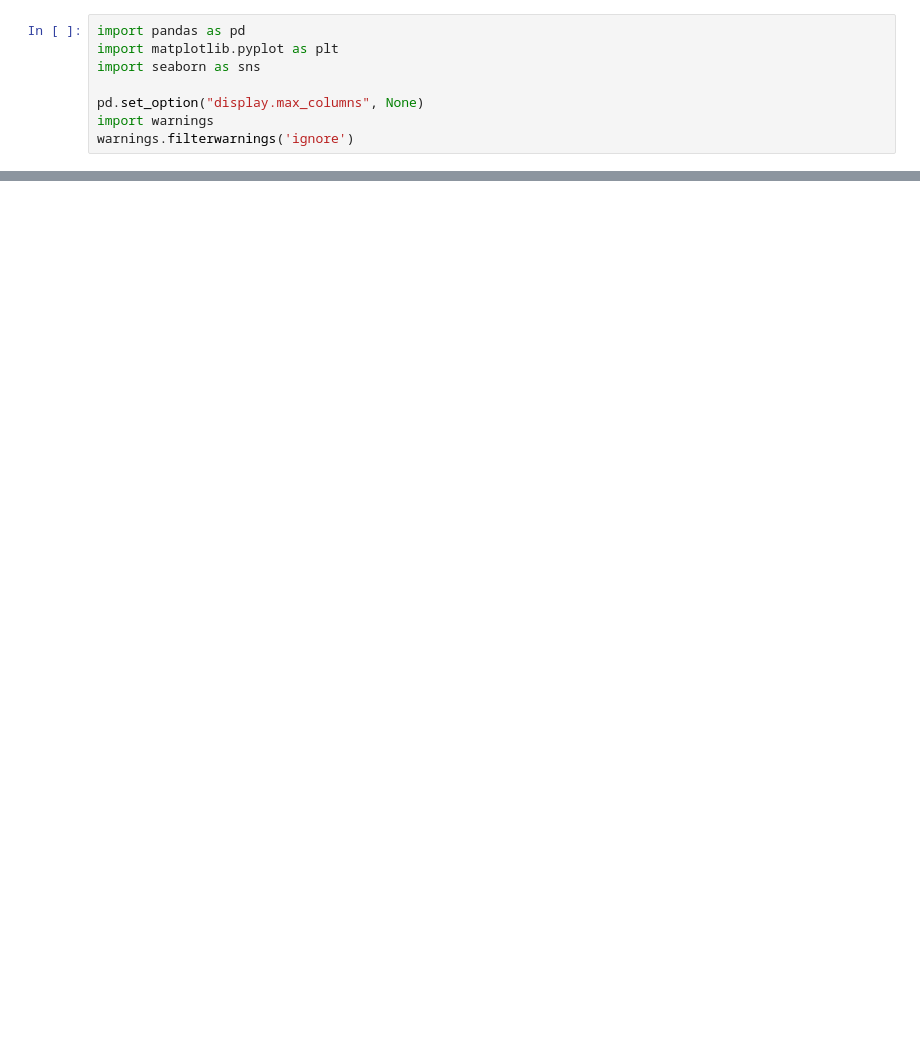
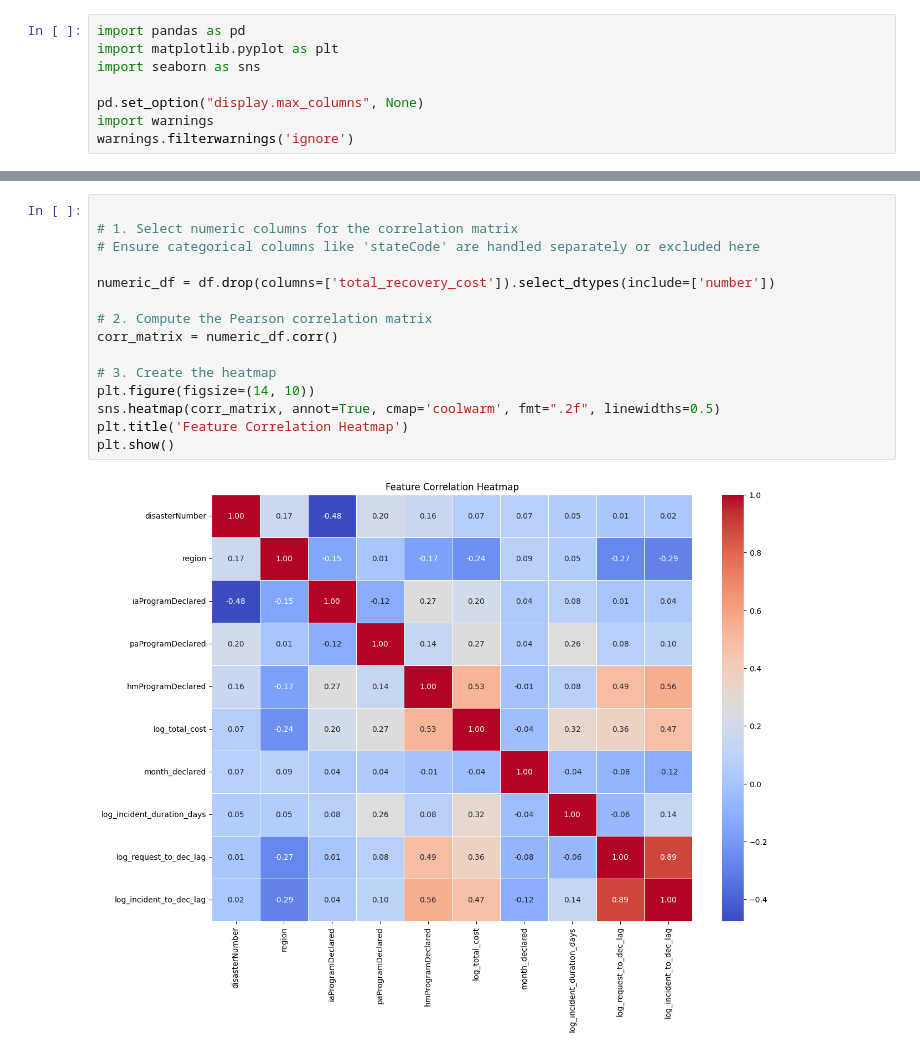
Before and after one commit to Ceejay-user/disaster-recovery-cost-prediction, a Jupyter notebook: notebooks/01_eda.ipynb, the cells around one changed output, grey strips where cells are left out. Cells and saved outputs as stored; diff of their text form; blank space fills up the shorter version.

```diff
--- a/notebooks/01_eda.ipynb
+++ b/notebooks/01_eda.ipynb
@@ -117,0 +265,17 @@ Name: count, dtype: int64
+# %%
+
+# 1. Select numeric columns for the correlation matrix
+# Ensure categorical columns like 'stateCode' are handled separately or excluded here
+
+numeric_df = df.drop(columns=['total_recovery_cost']).select_dtypes(include=['number'])
+
+# 2. Compute the Pearson correlation matrix
+corr_matrix = numeric_df.corr()
+
+# 3. Create the heatmap
+plt.figure(figsize=(14, 10))
+sns.heatmap(corr_matrix, annot=True, cmap='coolwarm', fmt=".2f", linewidths=0.5)
+plt.title('Feature Correlation Heatmap')
+plt.show()
+# %% [output]
+[figure, added]
```
Also changed, not shown: parts of 20 cells of this notebook, 16 other files.
